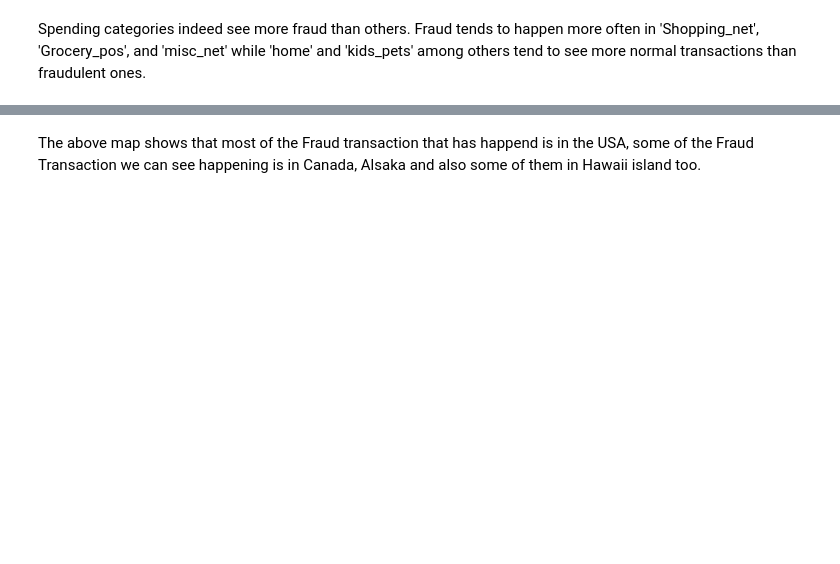
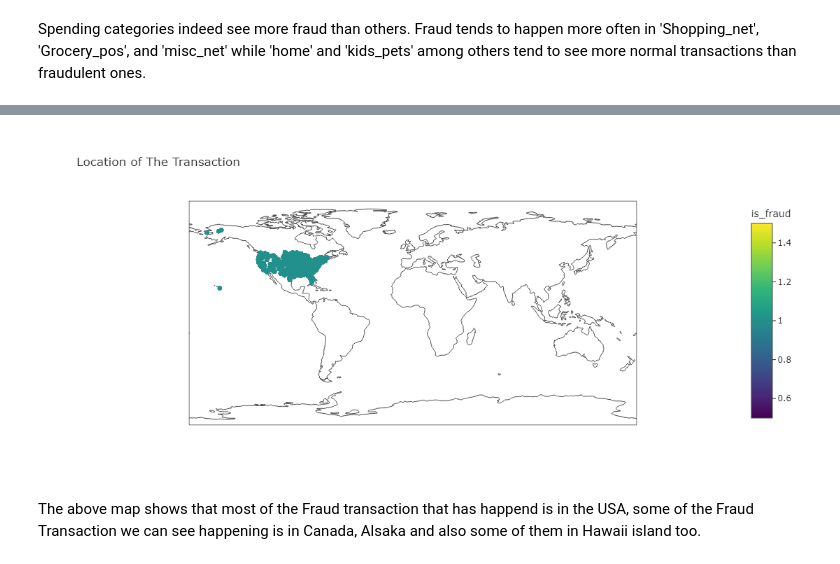
Before and after one commit to Bijaykars/Credit-Card-Transaction-Fraud-Detection, a Jupyter notebook: Credit Card Transaction Fraud Detection.ipynb, the cells around one changed output, grey strips where cells are left out. Saved outputs shown, nothing was run; the diff lists cells and outputs as text; code cells hidden in the pictures; blank space fills up the shorter version.

```diff
--- a/Credit Card Transaction Fraud Detection.ipynb
+++ b/Credit Card Transaction Fraud Detection.ipynb
@@ -146,5 +146,5 @@ px.scatter_geo(data_frame=fraud_df,
                lon="long",
                title= "Location of The Transaction",
                color= "is_fraud",
-               template="simple_white")
+               template="simple_white", height= 500)
 # %% [output]
@@ -152,3 +151,4 @@ px.scatter_geo(data_frame=fraud_df,
+[figure, added]
 # %% [markdown]
 The above map shows that most of the Fraud transaction that has happend is in the USA, some of the Fraud Transaction we can see happening is in Canada, Alsaka and also some of them in Hawaii island too.
 # %%
```
Also changed, not shown: parts of 8 cells of this notebook.
